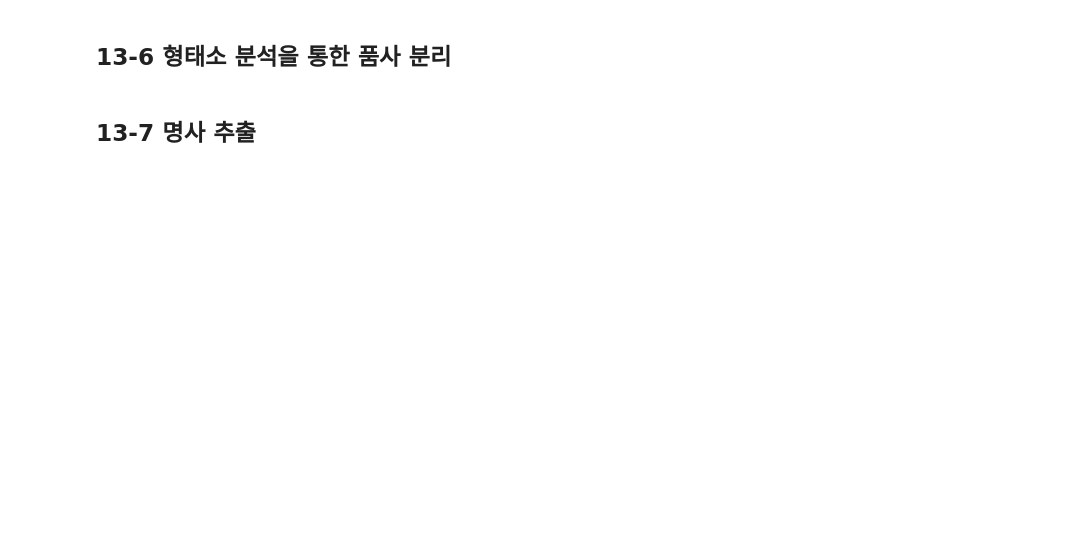
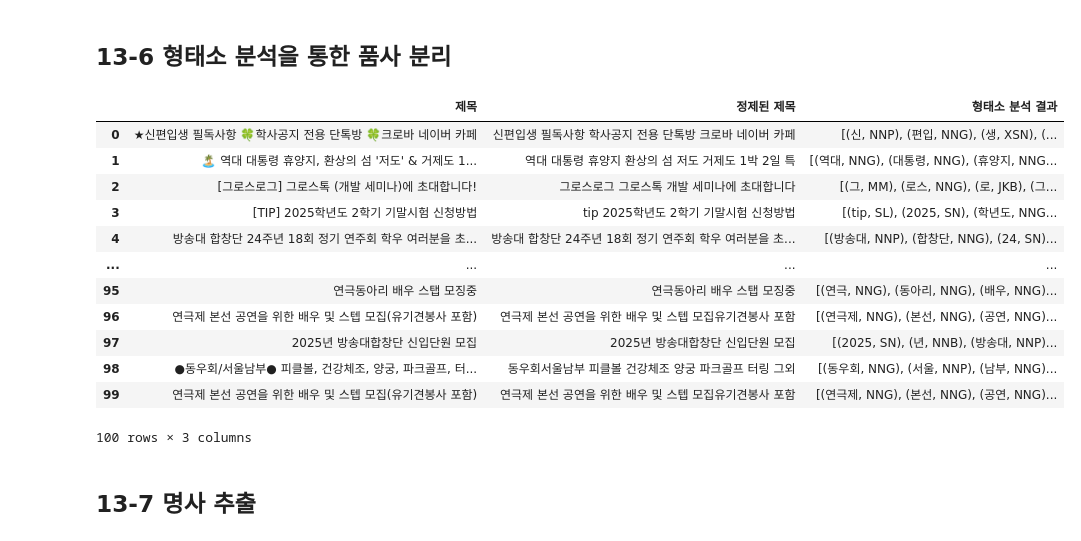
Before and after one commit to tomifezgomez/Data-Analysis-with-Open-Source, a Jupyter notebook: 오픈소스_데이터_분석_13강.ipynb, the cells around one changed output. Cells and saved outputs as stored; diff of their text form; code cells hidden in the pictures; blank space fills up the shorter version.

```diff
--- a/오픈소스_데이터_분석_13강.ipynb
+++ b/오픈소스_데이터_분석_13강.ipynb
@@ -279,33 +320,47 @@ print(kiwi.analyze('안녕하세요 저는 방송대 학생입니다.')[0][0])
 # %%
 from kiwipiepy import Kiwi
 
 ## 형태소 분석기 초기화 및 사용자 사전 추가
 kiwi = Kiwi()
 kiwi.add_user_word('방송대', 'NNP')
 kiwi.add_user_word('방통대', 'NNP')
 
 ## 텍스트 형태소 분석 함수
 def analyze_morphemes(text):
     if isinstance(text, str):
-       result = kiwi.analyze(text)
+        result = kiwi.analyze(text)
 
-       morphemes = []
-       for token in result[0][0]:
+        morphemes = []
+        for token in result[0][0]:
             ## 형태소(form)와 품사(tag) 정보를 튜플로 morphemes에 추가
-
-       return morphemes
+            morphemes.append((token.form, token.tag))
+        return morphemes
     else:
         return []
 
 ## 데이터프레임에 형태소 분석 적용 함수
 def pos_df(df):
-  if not df.empty:
-      # `정제된 제목` 칼럼의 값에 analyze_morphemes 함수를 적용하고 결과를 `행태소 분석 결과` 칼럼에 저장
-
+    if not df.empty:
+        # `정제된 제목` 칼럼의 값에 analyze_morphemes 함수를 적용하고 결과를 `행태소 분석 결과` 칼럼에 저장
+        df['형태소 분석 결과'] = df['정제된 제목'].apply(analyze_morphemes)
 
 ## 형태소 분석 적용
 pos_df(cs_df)
 cs_df
+# %% [output]
+|  | 제목 | 정제된 제목 | 형태소 분석 결과 |
+| 0 | ★신편입생 필독사항 🍀학사공지 전용 단톡방 🍀크로바 네이버 카페 | 신편입생 필독사항 학사공지 전용 단톡방 크로바 네이버 카페 | [(신, NNP), (편입, NNG), (생, XSN), (... |
+| 1 | 🏝️ 역대 대통령 휴양지, 환상의 섬 '저도' & 거제도 1... | 역대 대통령 휴양지 환상의 섬 저도 거제도 1박 2일 특 | [(역대, NNG), (대통령, NNG), (휴양지, NNG... |
+| 2 | [그로스로그] 그로스톡 (개발 세미나)에 초대합니다! | 그로스로그 그로스톡 개발 세미나에 초대합니다 | [(그, MM), (로스, NNG), (로, JKB), (그... |
+| 3 | [TIP] 2025학년도 2학기 기말시험 신청방법 | tip 2025학년도 2학기 기말시험 신청방법 | [(tip, SL), (2025, SN), (학년도, NNG... |
+| 4 | 방송대 합창단 24주년 18회 정기 연주회 학우 여러분을 초... | 방송대 합창단 24주년 18회 정기 연주회 학우 여러분을 초... | [(방송대, NNP), (합창단, NNG), (24, SN)... |
+| ... | ... | ... | ... |
+| 95 | 연극동아리 배우 스탭 모징중 | 연극동아리 배우 스탭 모징중 | [(연극, NNG), (동아리, NNG), (배우, NNG)... |
+| 96 | 연극제 본선 공연을 위한 배우 및 스텝 모집(유기견봉사 포함) | 연극제 본선 공연을 위한 배우 및 스텝 모집유기견봉사 포함 | [(연극제, NNG), (본선, NNG), (공연, NNG)... |
+| 97 | 2025년 방송대합창단 신입단원 모집 | 2025년 방송대합창단 신입단원 모집 | [(2025, SN), (년, NNB), (방송대, NNP)... |
+| 98 | ●동우회/서울남부● 피클볼, 건강체조, 양궁, 파크골프, 터... | 동우회서울남부 피클볼 건강체조 양궁 파크골프 터링 그외 | [(동우회, NNG), (서울, NNP), (남부, NNG)... |
+| 99 | 연극제 본선 공연을 위한 배우 및 스텝 모집(유기견봉사 포함) | 연극제 본선 공연을 위한 배우 및 스텝 모집유기견봉사 포함 | [(연극제, NNG), (본선, NNG), (공연, NNG)... |
+100 rows × 3 columns
 # %% [markdown]
 ## 13-7 명사 추출
 # %%
```
Also changed, not shown: parts of 7 cells of this notebook.
